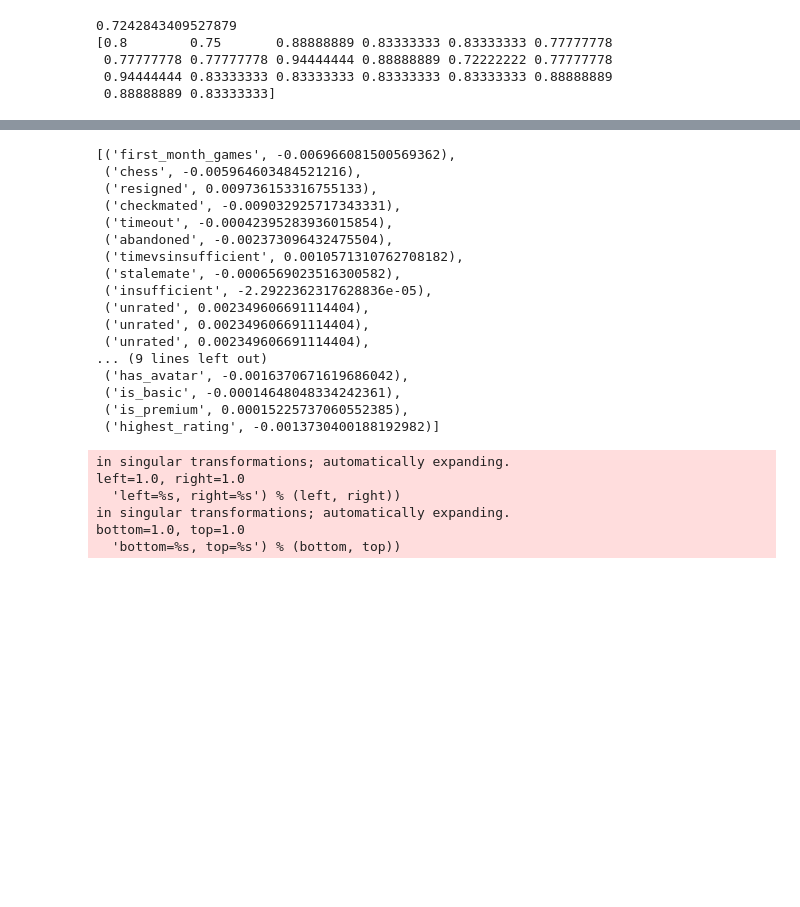
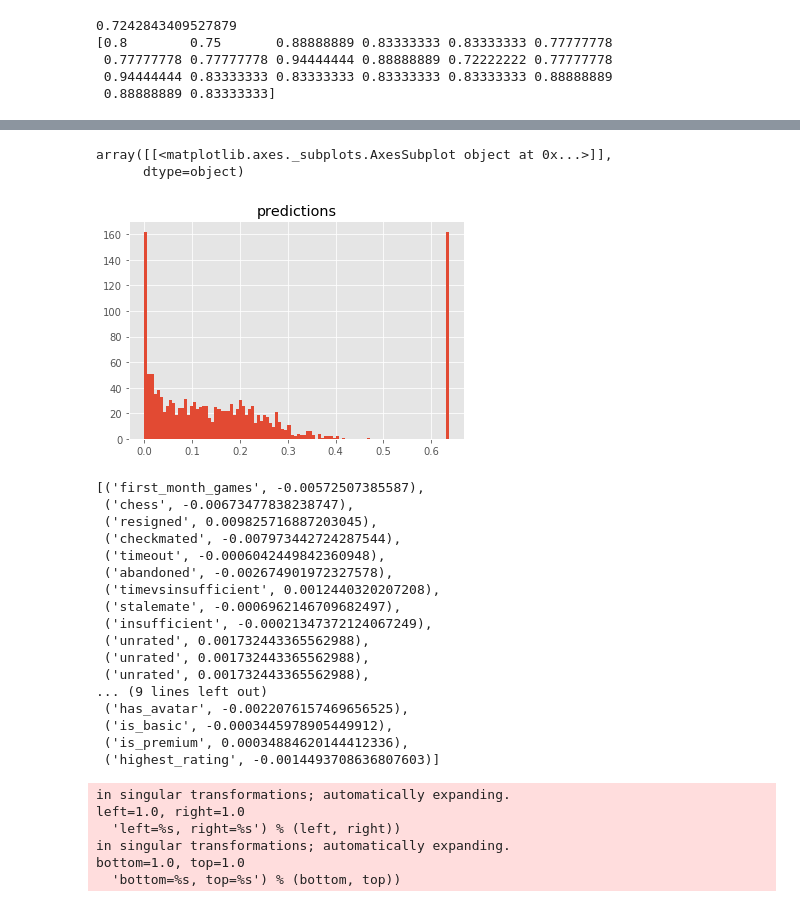
Before and after one commit to Bmcgarry194/ChessStyle, a Jupyter notebook: Chess_EDA.ipynb, the cells around one changed output, grey strips where cells are left out. Drawn from its saved outputs; the diff is of its cells as text; code cells hidden in the pictures; blank space fills up the shorter version.

Commit message:
making predictions df

```diff
--- a/Chess_EDA.ipynb
+++ b/Chess_EDA.ipynb
@@ -355,8 +356,8 @@ print(roc_auc_score(y_test, gradient_y_predict[:, 1]))
 # %%
-logistic_model = LogisticRegressionCV(scoring='roc_auc')
-logistic_model.fit(X_train, y_train)
-logistic_y_predict = logistic_model.predict_proba(X_test)
+logistic_model = LogisticRegressionCV()
+logistic_model.fit(X, y)
+logistic_y_predict = logistic_model.predict_proba(X)
 
-print(roc_auc_score(y_test, logistic_y_predict[:, 1]))
-print(cross_val_score(logistic_model, X_test, y_test, cv=20))
+print(roc_auc_score(y, logistic_y_predict[:, 1]))
+# print(cross_val_score(logistic_model, X_test, y_test, cv=20))
 # %% [output]
@@ -375,0 +365,5 @@ df.fillna(0).groupby('inactive').mean()
+# %%
+predictions = pd.Series(logistic_y_predict[:, 1])
+# %%
+df_with_predictions = pd.concat([df, predictions],axis=1)
+df_with_predictions.columns
@@ -376,23 +390,31 @@ df.fillna(0).groupby('inactive').mean()
+# %%
+df_with_predictions = df_with_predictions.rename(columns={0: 'predictions'})
+# %%
+df_with_predictions[['predictions']].hist(bins=100)
+# %% [output]
+array([[<matplotlib.axes._subplots.AxesSubplot object at 0x...>]],
+      dtype=object)
+[figure, added]
 # %%
 list(zip(X_train.columns, logistic_model.coef_[0]))
 # %% [output]
-[('first_month_games', -0.006966081500569362),
- ('chess', -0.005964603484521216),
- ('resigned', 0.009736153316755133),
- ('checkmated', -0.009032925717343331),
- ('timeout', -0.00042395283936015854),
- ('abandoned', -0.002373096432475504),
- ('timevsinsufficient', 0.0010571310762708182),
- ('stalemate', -0.0006569023516300582),
- ('insufficient', -2.2922362317628836e-05),
- ('unrated', 0.002349606691114404),
- ('unrated', 0.002349606691114404),
- ('unrated', 0.002349606691114404),
+[('first_month_games', -0.00572507385587),
+ ('chess', -0.00673477838238747),
+ ('resigned', 0.009825716887203045),
+ ('checkmated', -0.007973442724287544),
+ ('timeout', -0.0006042449842360948),
+ ('abandoned', -0.002674901972327578),
+ ('timevsinsufficient', 0.0012440320207208),
+ ('stalemate', -0.0006962146709682497),
+ ('insufficient', -0.00021347372124067249),
+ ('unrated', 0.001732443365562988),
+ ('unrated', 0.001732443365562988),
+ ('unrated', 0.001732443365562988),
 ... (9 lines left out)
- ('has_avatar', -0.0016370671619686042),
- ('is_basic', -0.00014648048334242361),
- ('is_premium', 0.00015225737060552385),
- ('highest_rating', -0.0013730400188192982)]
+ ('has_avatar', -0.0022076157469656525),
+ ('is_basic', -0.0003445978905449912),
+ ('is_premium', 0.00034884620144412336),
+ ('highest_rating', -0.0014493708636807603)]
 # %%
 scatter_matrix(df, alpha=0.2, figsize=(15, 15), diagonal='kde');
 # %% [output]
```
Also changed, not shown: parts of 9 cells of this notebook, 1 other file.
